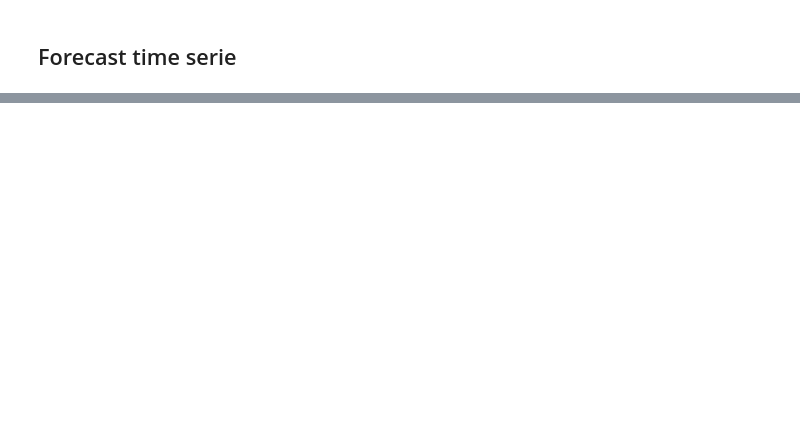
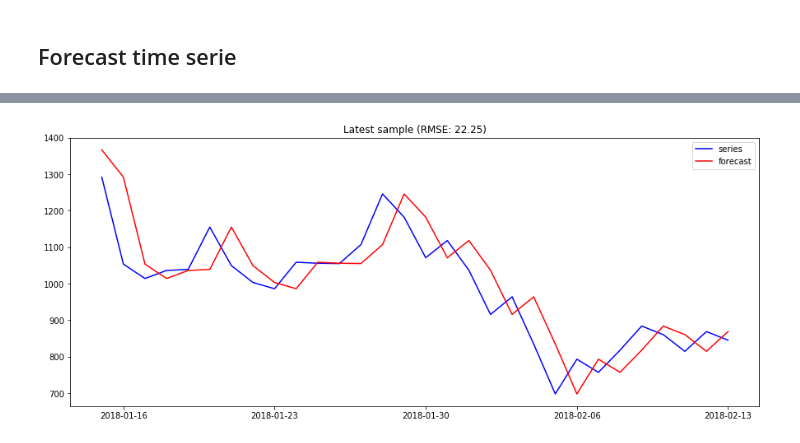
Before and after one commit to dahuebi/cas-pml-prj, a Jupyter notebook: nb/04_simple-forecast.ipynb, the cells around one changed output, grey strips where cells are left out. Saved outputs shown, nothing was run; the diff lists cells and outputs as text; code cells hidden in the pictures; blank space fills up the shorter version.

Commit message:
update simple forecast

```diff
--- a/nb/04_simple-forecast.ipynb
+++ b/nb/04_simple-forecast.ipynb
@@ -100,12 +103,12 @@ test = sCoin[-forecastWindow:]
 # %% [markdown]
 ## Forecast time serie
 # %%
-def plotFc(title, train, test, pred):
-    train, test, pred = invScale(train), invScale(test), invScale(pred)
-    rmse = math.sqrt(mean_squared_error(test, pred))
-    plt.plot(train, label="train", color="blue")
-    plt.plot(test, label="test", color="yellow")
-    plt.plot(pred, label="forecast", color="red")
+def plotFc(title, series, pred):
+    series, pred = invScale(series), invScale(pred)
+    samples = min(30, len(series))
+    rmse = math.sqrt(mean_squared_error(series, pred))
+    plt.plot(series[-samples:], label="series", color="blue")
+    plt.plot(pred[-samples:], label="forecast", color="red")
     plt.legend(loc="best")
     plt.title("{} (RMSE: {:0.2f})".format(title, rmse))
     plt.show()
@@ -145,0 +121,7 @@ plotFc("Rolling average", train[-n:], test, sFc)
+# %%
+# shift the time sereis look ahead steps into future
+yHat = sCoin.shift(lookAhead)
+# ignore the first value
+plotFc("Latest sample", sCoin[1:], yHat[1:])
+# %% [output]
+[figure, added]
```
Also changed, not shown: parts of 33 cells of this notebook.
